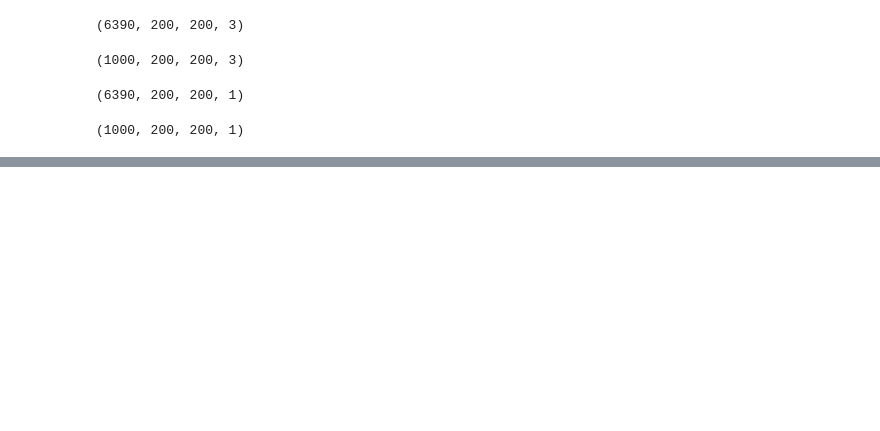
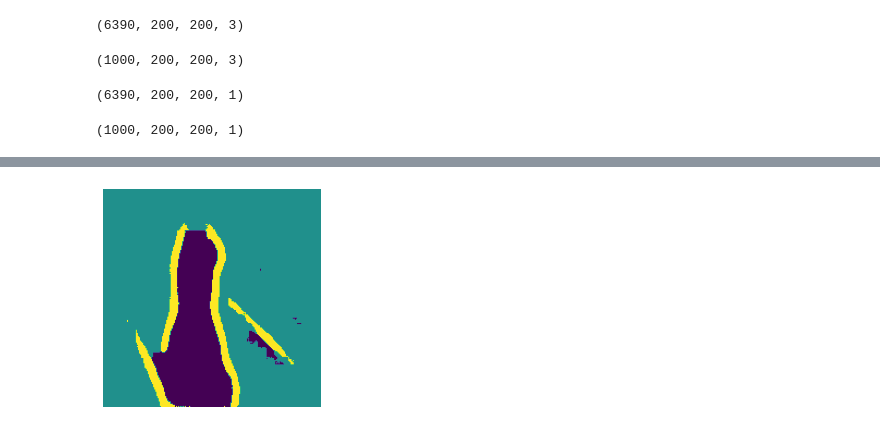
Before and after one commit to santoshrsarangi/tensorflow, a Jupyter notebook: computer-vision/5_image_segmentation.ipynb, the cells around one changed output, grey strips where cells are left out. Cells and saved outputs as stored; diff of their text form; code cells hidden in the pictures; blank space fills up the shorter version.

Commit message:
Updated version with mask prediction

```diff
--- a/computer-vision/5_image_segmentation.ipynb
+++ b/computer-vision/5_image_segmentation.ipynb
@@ -235,0 +268,2 @@ history = model.fit(training_images,
+# %%
+model = keras.models.load_model("image-segmentation.keras")
@@ -235,0 +299,12 @@ history = model.fit(training_images,
+# %%
+mask = model.predict(np.expand_dims(test_image, 0))[0]
+# %%
+def display_mask(pred):
+  mask = np.argmax(pred, axis=-1)
+  mask *= 127
+  plt.axis("off")
+  plt.imshow(mask)
+# %%
+display_mask(mask)
+# %% [output]
+[figure, added]
```
Also changed, not shown: parts of 10 cells of this notebook.
